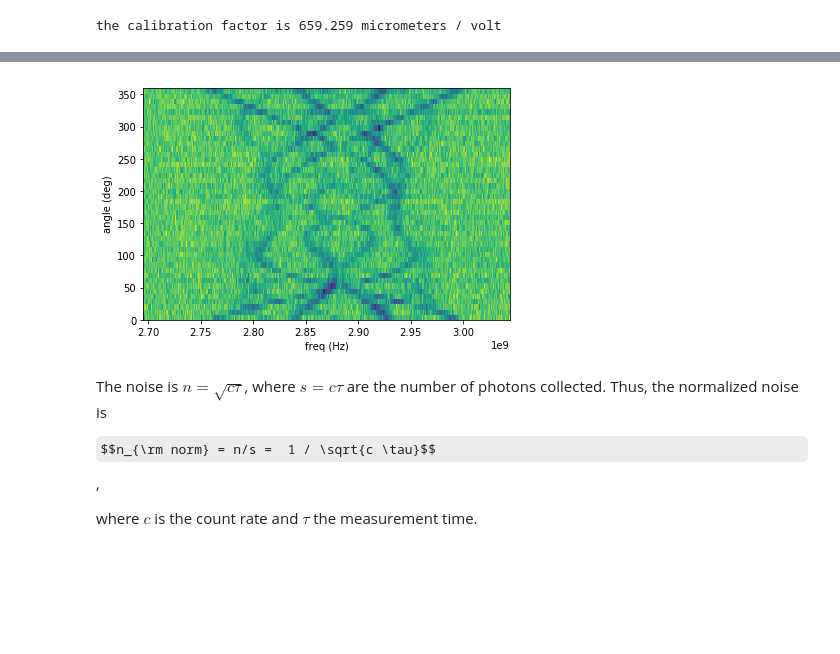
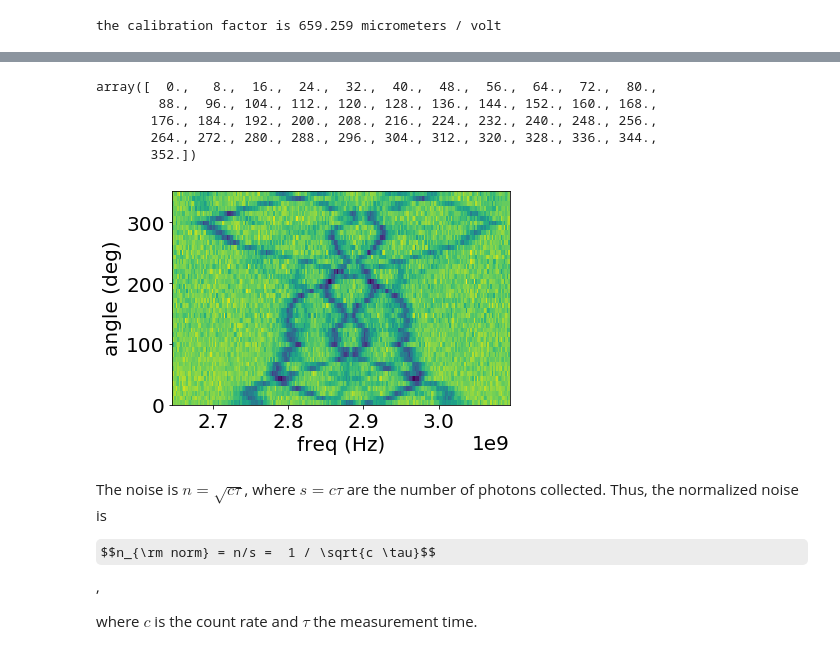
Before and after one commit to JanGieseler/pynvcenter, a Jupyter notebook: notebooks/experimental data - reconstruct magnet position from esr spectra.ipynb, the cells around one changed output, grey strips where cells are left out. Drawn from its saved outputs; the diff is of its cells as text; code cells hidden in the pictures; some formulas as TeX source; blank space fills up the shorter version.

```diff
--- a/notebooks/experimental data - reconstruct magnet position from esr spectra.ipynb
+++ b/notebooks/experimental data - reconstruct magnet position from esr spectra.ipynb
@@ -50,8 +58,8 @@ model = load_model('../models/'+tag+'_model.h5')
 ### show the experimental data
 #### define inputs (filenames, calibration, etc.)
 # %%
-filename_esr = '../data/190110-13_35_16_esr_many_ring_esr_map.h5'
-filename_pos = '../data/190110-12_04_46_select_points-nv_locations.csv'
+filename_esr = '../data_exp/190122-15_41_20_esr_many_on_alice_wider_range_center_0_0_esr_map.h5'
+filename_pos = '../data_exp/190122-15_40_40_select_points'
 calibration_factor = 200/162 * 267 / 0.5  # mu / px * px / V = mu / V
 
 particle_radius = 19  # um
@@ -65,15 +73,19 @@ h5f.close()
 # %% [output]
 the calibration factor is 659.259 micrometers / volt
 # %%
-nv_positions = calibration_factor * np.genfromtxt(filename_pos, delimiter=',')[1:]  # positions in um
+nv_positions = calibration_factor * np.genfromtxt(filename_pos+ '-nv_locations.csv', delimiter=',')[1:]  # positions in um
+angles = np.genfromtxt(filename_pos+ '-angles.csv', delimiter=',')[1:]  # angles in rad
+print(angles)
 nv_positions -=np.mean(nv_positions, axis=0)  # center around zero
+nv_positions, angles = nv_positions[angles.argsort()], angles[angles.argsort()] # sort
 for pos in nv_positions:
     plt.plot(pos[0], pos[1], 'ko')
 
-angles = np.linspace(0, 360, esr_map.shape[0])
+# angles = np.linspace(0, 360, esr_map.shape[0])
 plt.plot(particle_radius*np.cos(angles), particle_radius*np.sin(angles), '.')
-
 
 radius  = np.mean(np.sqrt(np.sum(nv_positions**2, axis=1)))
 print('the radius is {:0.3f} micrometers'.format(radius))
+plt.xlabel('x (um)')
+plt.ylabel('y (um)')
 # %% [output]
@@ -82,14 +99,22 @@ the radius is 73.670 micrometers
+# %%
+angles
+# %% [output]
+array([  0.,   8.,  16.,  24.,  32.,  40.,  48.,  56.,  64.,  72.,  80.,
+        88.,  96., 104., 112., 120., 128., 136., 144., 152., 160., 168.,
+       176., 184., 192., 200., 208., 216., 224., 232., 240., 248., 256.,
+       264., 272., 280., 288., 296., 304., 312., 320., 328., 336., 344.,
+       352.])
 # %%
-angles = np.linspace(0, 360, esr_map.shape[0])
+# angles = np.linspace(0, 360, esr_map.shape[0])
 fig, ax = plt.subplots(1, 1, figsize=(6, 4))
 ax.pcolor(frequencies, angles, esr_map)
 
 ax.set_ylabel('angle (deg)')
 ax.set_xlabel('freq (Hz)')
 # ax.set_title('theta = {:0.0f}, phi={:0.0f}'.format(theta_mag, phi_mag))
 plt.tight_layout()
 # %% [output]
-[figure, old version]
+[figure, new version]
 # %% [markdown]
 The noise is $n = \sqrt{c \tau}$, where $s = c \tau$ are the number of photons collected. Thus, the normalized noise is
 
```
Also changed, not shown: parts of 15 cells of this notebook, 1 other file.
